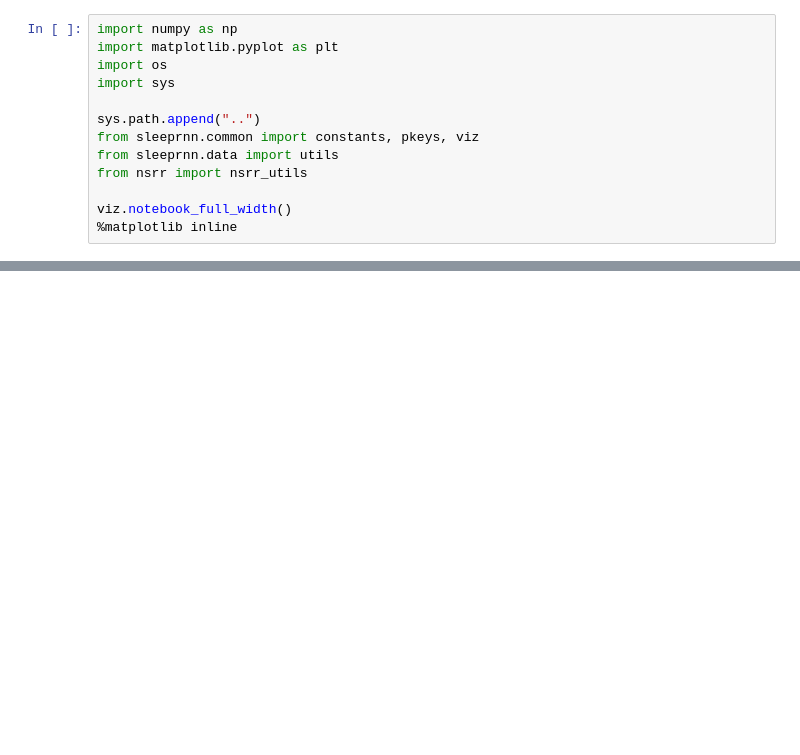
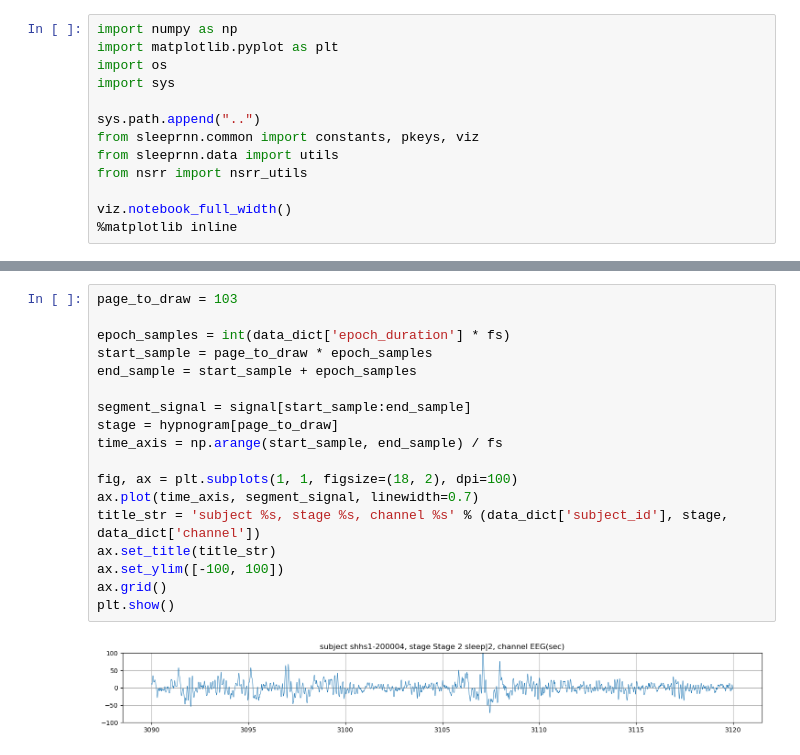
Before and after one commit to nicolasigor/sleep-rnn, a Jupyter notebook: notebooks/2021_nsrr_dev.ipynb, the cells around one changed output, grey strips where cells are left out. Drawn from its saved outputs; the diff is of its cells as text; blank space fills up the shorter version.

Commit message:
prepare data for nsrr script ready

```diff
--- a/notebooks/2021_nsrr_dev.ipynb
+++ b/notebooks/2021_nsrr_dev.ipynb
@@ -54,0 +74,20 @@ plt.show()
+# %%
+page_to_draw = 103
+
+epoch_samples = int(data_dict['epoch_duration'] * fs)
+start_sample = page_to_draw * epoch_samples
+end_sample = start_sample + epoch_samples
+
+segment_signal = signal[start_sample:end_sample]
+stage = hypnogram[page_to_draw]
+time_axis = np.arange(start_sample, end_sample) / fs
+
+fig, ax = plt.subplots(1, 1, figsize=(18, 2), dpi=100)
+ax.plot(time_axis, segment_signal, linewidth=0.7)
+title_str = 'subject %s, stage %s, channel %s' % (data_dict['subject_id'], stage, data_dict['channel'])
+ax.set_title(title_str)
+ax.set_ylim([-100, 100])
+ax.grid()
+plt.show()
+# %% [output]
+[figure, added]
```
Also changed, not shown: parts of 2 cells of this notebook, 1 other file.
